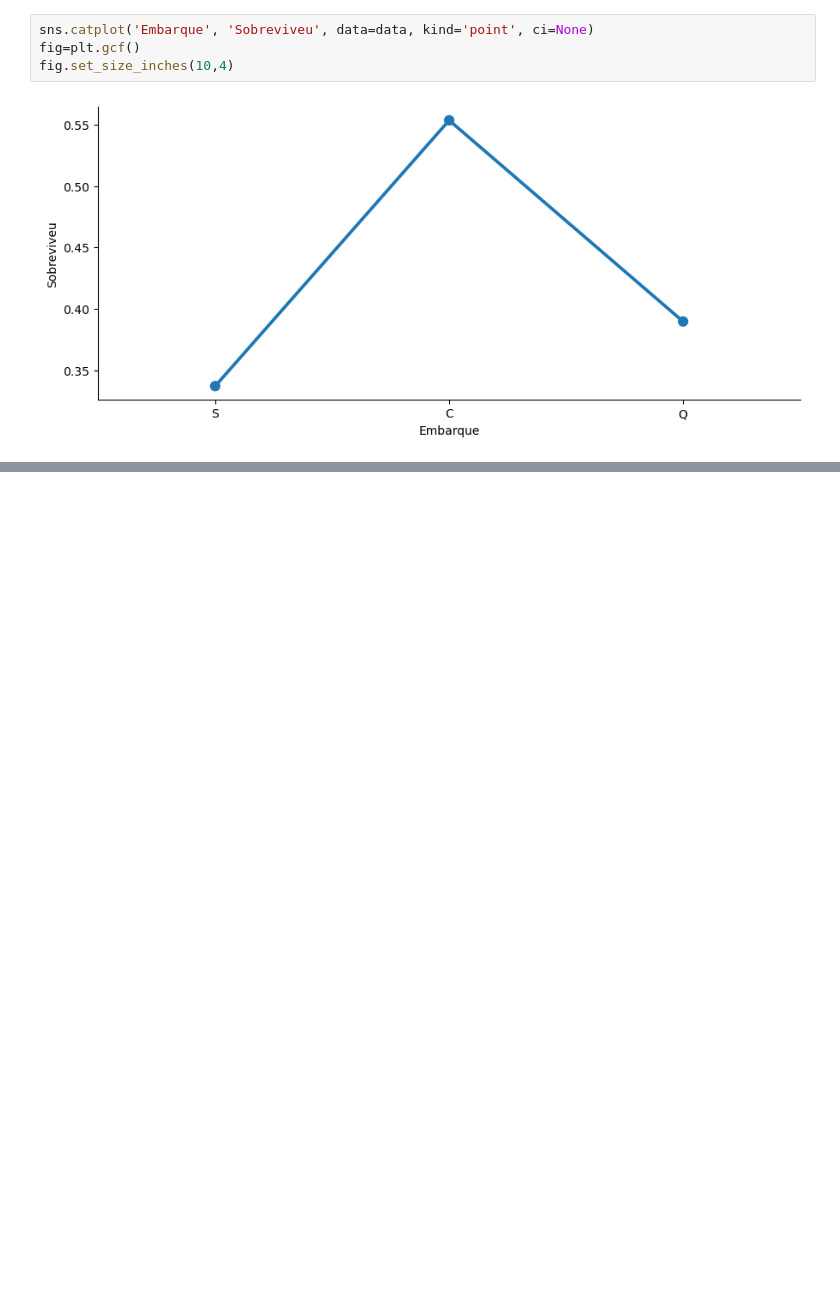
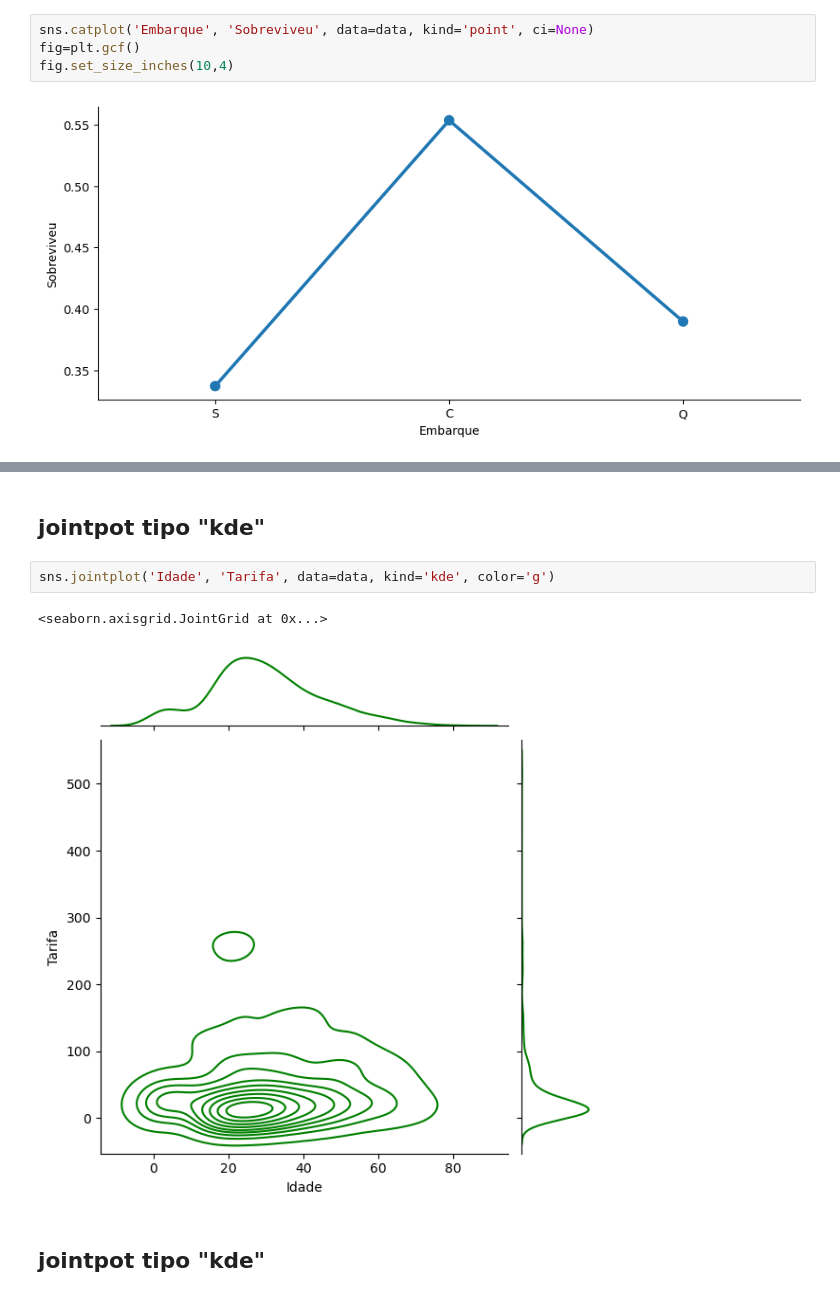
Before and after one commit to phillrog/py-machine-learning, a Jupyter notebook: notebooks/5 - visualização de dados/mod5.ipynb, the cells around one changed output, grey strips where cells are left out. Cells and saved outputs as stored; diff of their text form; blank space fills up the shorter version.

Commit message:
jointplot concentração dos dados

```diff
--- a/notebooks/5 - visualização de dados/mod5.ipynb
+++ b/notebooks/5 - visualização de dados/mod5.ipynb
@@ -277,0 +279,9 @@ sns.pairplot(data[['Tarifa','Idade', 'Classe', 'Sexo', 'Embarque']], hue='Classe
+# %% [markdown]
+## jointpot tipo "kde"
+# %%
+sns.jointplot('Idade', 'Tarifa', data=data, kind='kde', color='g')
+# %% [output]
+<seaborn.axisgrid.JointGrid at 0x...>
+[figure, added]
+# %% [markdown]
+## jointpot tipo "kde"
```
Also changed, not shown: parts of 18 cells of this notebook.
